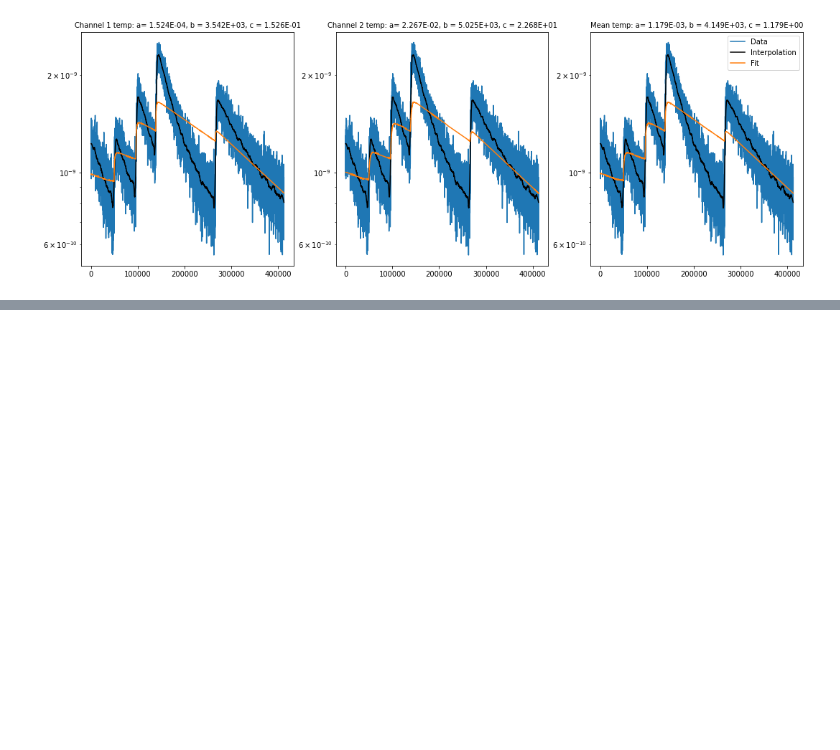
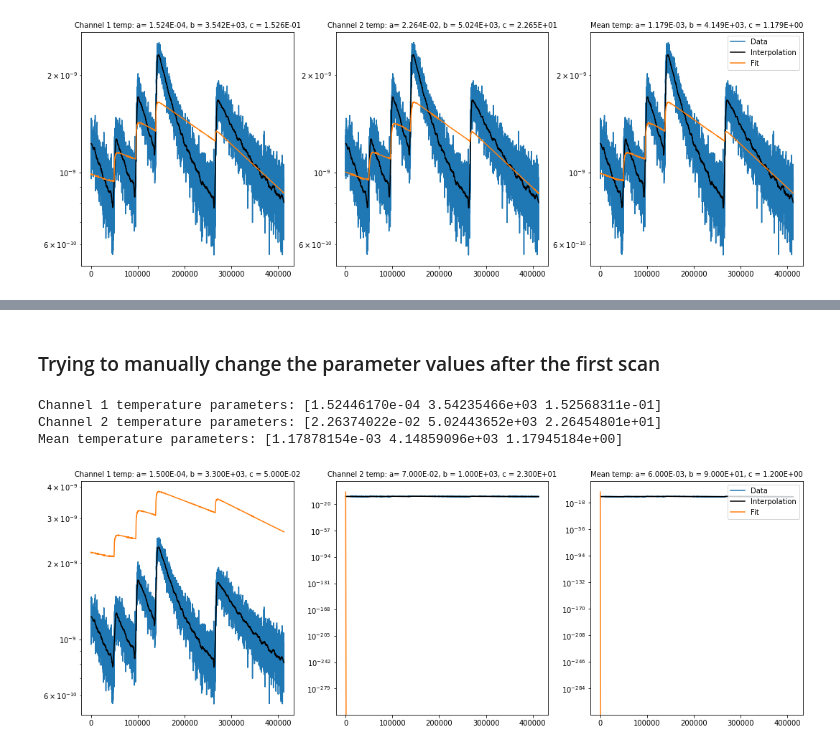
Before and after one commit to Moore-Lab/outgassing-setup, a Jupyter notebook: analysis/Data_Analysis.ipynb, the cells around one changed output, grey strips where cells are left out. Saved outputs shown, nothing was run; the diff lists cells and outputs as text; code cells hidden in the pictures; blank space fills up the shorter version.

Commit message:
added finer binned scans, and started manually inputing the values into the model

```diff
--- a/analysis/Data_Analysis.ipynb
+++ b/analysis/Data_Analysis.ipynb
@@ -165,6 +175,8 @@ plt.plot(np.array(d.data[gas]['exp_time'])[1000:],
 # %%
 ##this takes a while to run, so eventually it might be good to try to optimize how this is running
 ##I might start with coarser binning for the parameter scans
+a_range = np.arange(0, 10000, 5000)
+b_range = np.arange(0, 10000, 5000)
 c_range = np.arange(0, 100000, 10000)
 for i,gas in enumerate(d.gases):
     if gas =='CO2':
@@ -241,8 +253,6 @@ for i,gas in enumerate(d.gases):
     pfit_t2 = popt_list_t2[np.where(chi_list_t2==np.min(chi_list_t2))]
     pfit_tm = popt_list_tm[np.where(chi_list_tm==np.min(chi_list_tm))]
 
-    #doing a secondary scan around the
-
     #plotting the fits against the data and interpolation
     axes[0].plot(xdata, d.fitfunction([xdata,temp1], *pfit_t1[0]), label='Fit')
     axes[1].plot(xdata, d.fitfunction([xdata,temp2], *pfit_t2[0]), label='Fit')
@@ -265,0 +438,57 @@ print(np.min(chi_list_data))
+# %% [markdown]
+### Trying to manually change the parameter values after the first scan
+# %%
+#printing out the initial parameter guesses
+print('Channel 1 temperature parameters: {}'.format(pfit_t1[0]))
+print('Channel 2 temperature parameters: {}'.format(pfit_t2[0]))
+print('Mean temperature parameters: {}'.format(pfit_tm[0]))
+# %% [output]
+Channel 1 temperature parameters: [1.52446170e-04 3.54235466e+03 1.52568311e-01]
+Channel 2 temperature parameters: [2.26374022e-02 5.02443652e+03 2.26454801e+01]
+Mean temperature parameters: [1.17878154e-03 4.14859096e+03 1.17945184e+00]
+# %%
+#fitting the outgassing curves manually
+
+#channel 1 temperature
+pt1=[1.5e-04, 3.3e03, 5e-02]
+fit1_man = d.fitfunction([xdata,temp1], *pt1)
+chi_data1_man = np.sum((fit1_man - ydata)**2 / fit1_man)
+
+#channel 2 temperature
+pt2=[7e-02, 1e03, 2.3e01]
+fit2_man = d.fitfunction([xdata,temp2], *pt2)
+chi_data2_man = np.sum((fit2_man - ydata)**2 / fit2_man)
+
+#mean temperature
+ptm=[6e-03, 9e01, 1.2]
+fitm_man = d.fitfunction([xdata,sample_temp], *ptm)
+chi_datam_man = np.sum((fitm_man - ydata)**2 / fitm_man)
+
+#plotting the fits against the data and interpolation
+
+fig, axes = plt.subplots(nrows=1, ncols=3, figsize=(18,6))
+
+# interpolation to smooth out the noise
+xx = np.linspace(xdata.min(),xdata.max(), len(xdata))
+itp = interp1d(xdata,ydata, kind='linear')
+window_size, poly_order = 201, 3
+yy_sg = savgol_filter(itp(xx), window_size, poly_order)
+
+
+for ax in axes:
+    ax.plot(xdata,ydata, label='Data')
+    ax.plot(xx,yy_sg, label='Interpolation', c='k')
+    ax.set_yscale('log')
+
+axes[0].plot(xdata, fit1_man, label='Fit')
+axes[1].plot(xdata, fit2_man, label='Fit')
+axes[2].plot(xdata, fitm_man, label='Fit')
+
+axes[0].set_title('Channel 1 temp: a= {:.3E}, b = {:.3E}, c = {:.3E}'.format(pt1[0], pt1[1], pt1[2]), fontsize=10)
+axes[1].set_title('Channel 2 temp: a= {:.3E}, b = {:.3E}, c = {:.3E}'.format(pt2[0], pt2[1], pt2[2]), fontsize=10)
+axes[2].set_title('Mean temp: a= {:.3E}, b = {:.3E}, c = {:.3E}'.format(ptm[0], ptm[1], ptm[2]), fontsize=10)
+plt.legend(loc='upper right')
+#plt.savefig('{}_peakfit.png'.format(sample_temp[0]))
+plt.show()
+# %% [output]
+[figure, added]
```
Also changed, not shown: parts of 10 cells of this notebook.
